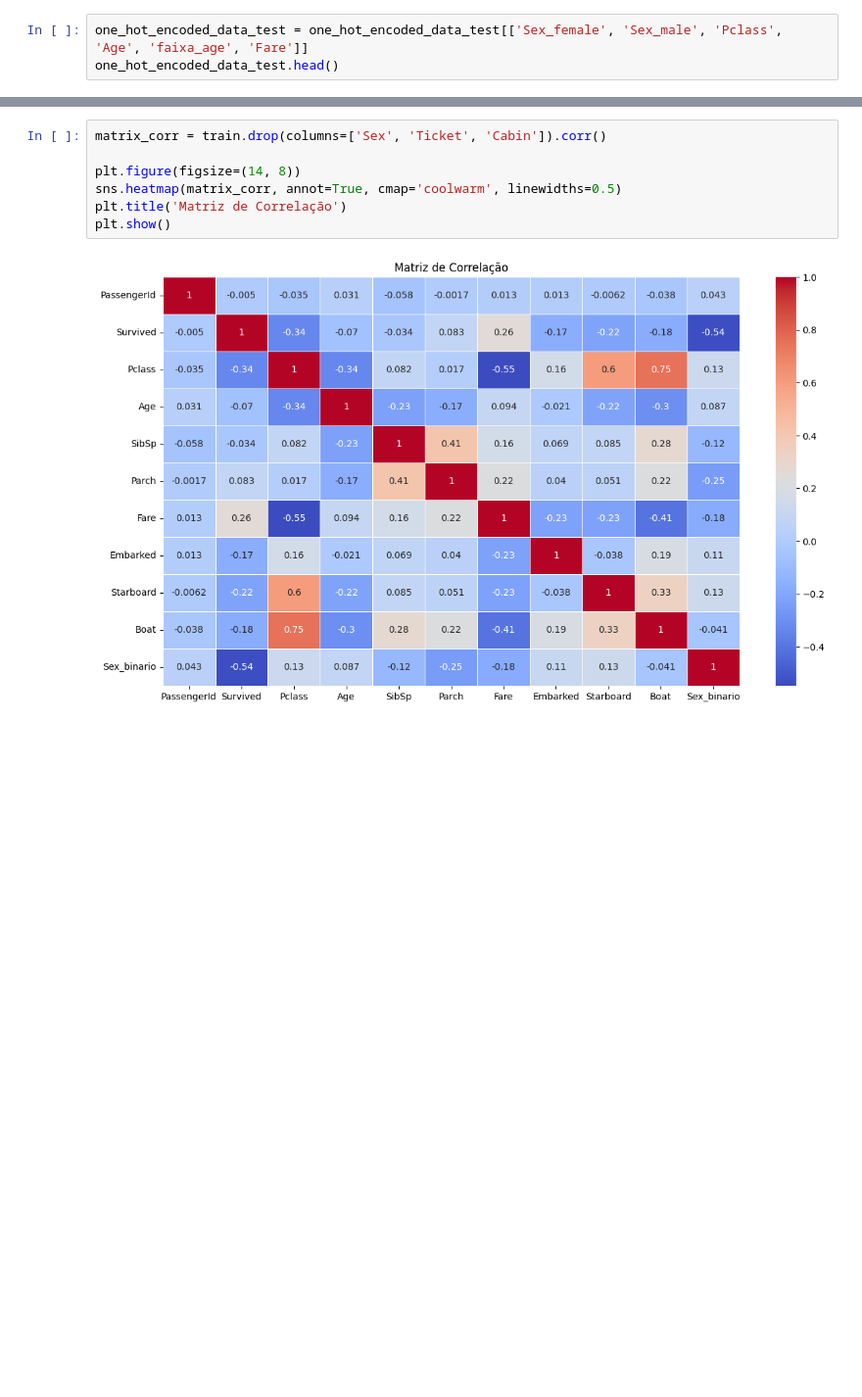
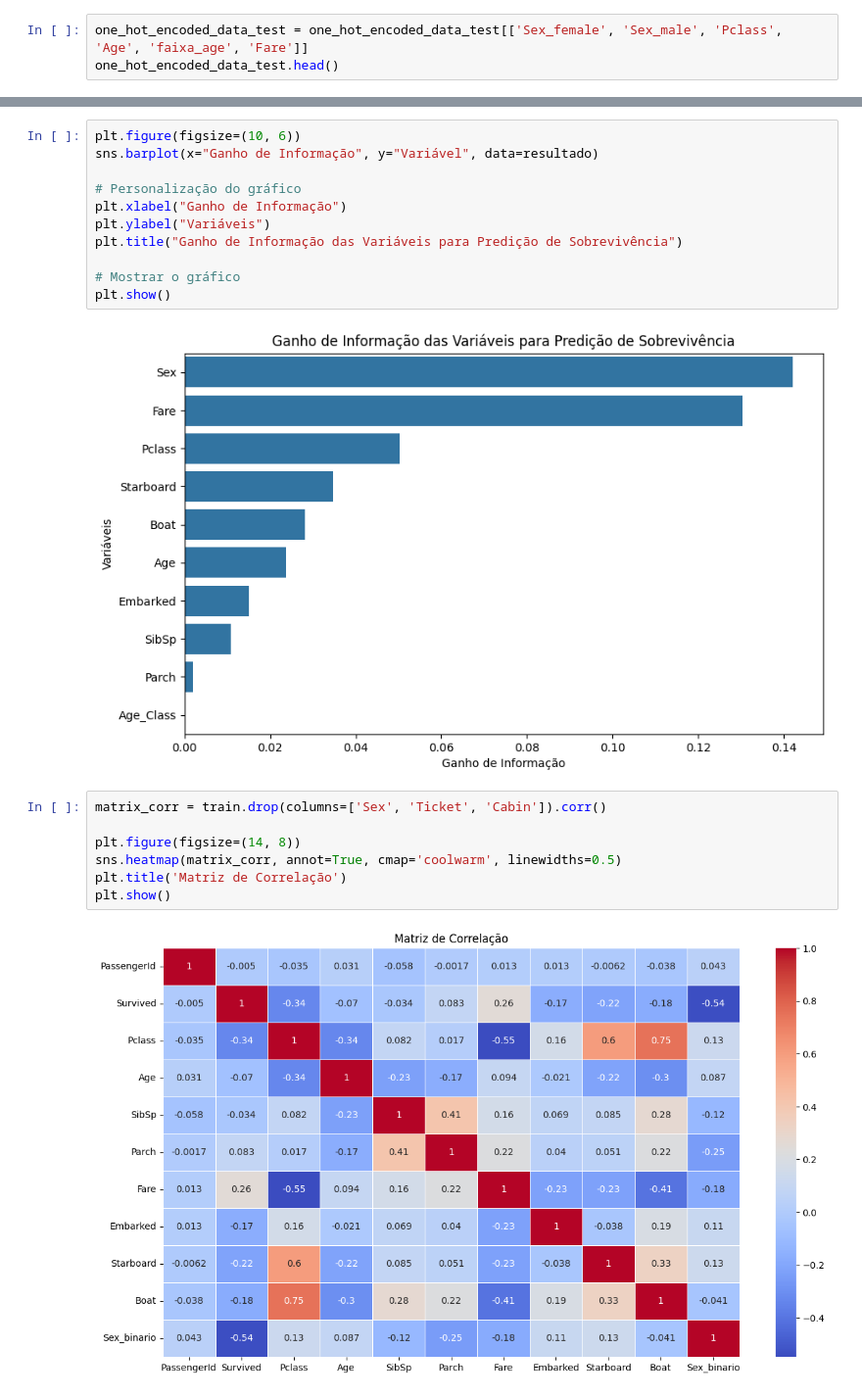
Before and after one commit to maylonleoncio/titanic, a Jupyter notebook: titanic_analysis.ipynb, the cells around one changed output, grey strips where cells are left out. Shown at 98% size. Cells and saved outputs as stored; diff of their text form; blank space fills up the shorter version.

```diff
--- a/titanic_analysis.ipynb
+++ b/titanic_analysis.ipynb
@@ -761,3 +758,16 @@ train
+# %%
+plt.figure(figsize=(10, 6))
+sns.barplot(x="Ganho de Informação", y="Variável", data=resultado)
+
+# Personalização do gráfico
+plt.xlabel("Ganho de Informação")
+plt.ylabel("Variáveis")
+plt.title("Ganho de Informação das Variáveis para Predição de Sobrevivência")
+
+# Mostrar o gráfico
+plt.show()
+# %% [output]
+[figure, added]
 # %%
 matrix_corr = train.drop(columns=['Sex', 'Ticket', 'Cabin']).corr()
 
```
Also changed, not shown: parts of 20 cells of this notebook.
